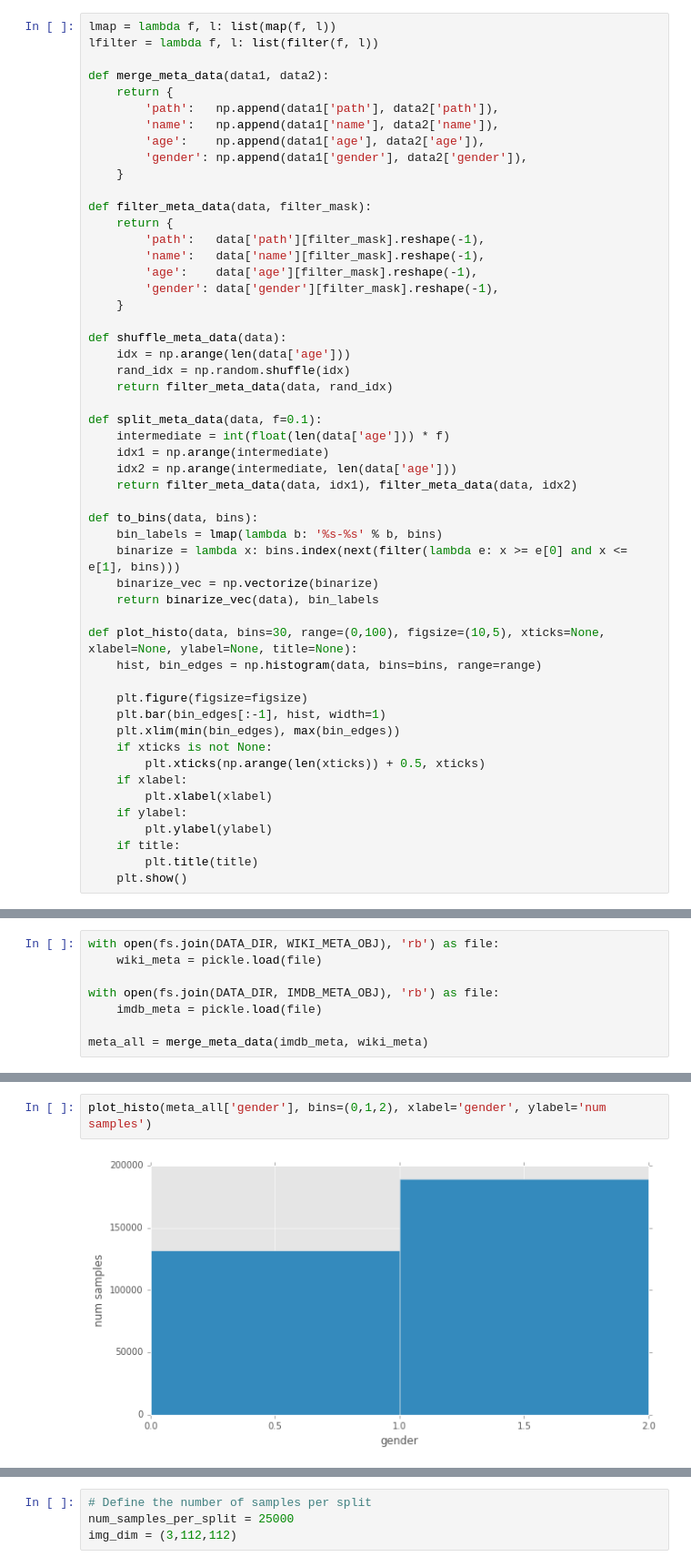
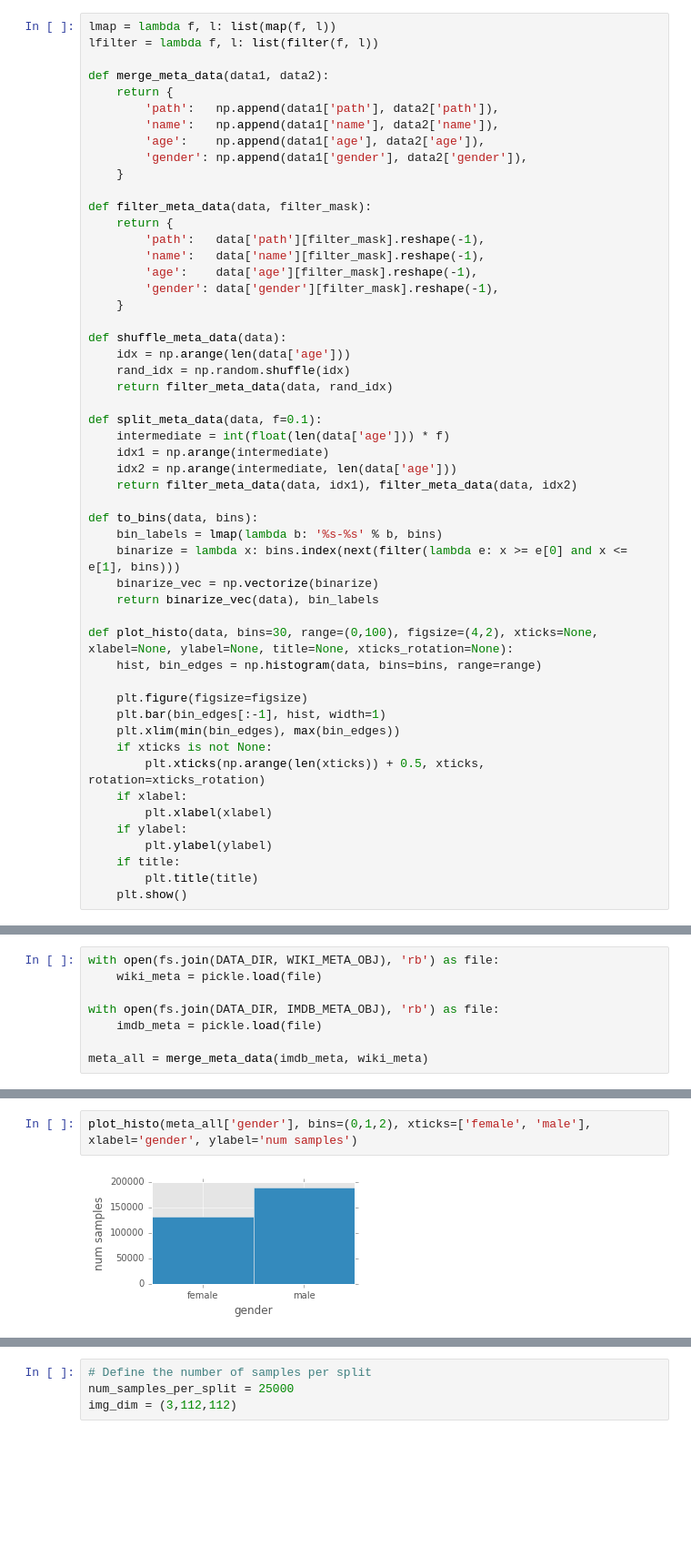
Before and after one commit to chaosmail/cvsp-age-gender-classification-16, a Jupyter notebook: analyse/03_Prepare_Input_Data.ipynb, the cells around one changed output, grey strips where cells are left out. Shown: that part at 91% size. Drawn from its saved outputs; the diff is of its cells as text; blank space fills up the shorter version.

Commit message:
Added CNN code and images

```diff
--- a/analyse/03_Prepare_Input_Data.ipynb
+++ b/analyse/03_Prepare_Input_Data.ipynb
@@ -67,14 +67,14 @@ def to_bins(data, bins):
     binarize_vec = np.vectorize(binarize)
     return binarize_vec(data), bin_labels
 
-def plot_histo(data, bins=30, range=(0,100), figsize=(10,5), xticks=None, xlabel=None, ylabel=None, title=None):
+def plot_histo(data, bins=30, range=(0,100), figsize=(4,2), xticks=None, xlabel=None, ylabel=None, title=None, xticks_rotation=None):
     hist, bin_edges = np.histogram(data, bins=bins, range=range)
 
     plt.figure(figsize=figsize)
     plt.bar(bin_edges[:-1], hist, width=1)
     plt.xlim(min(bin_edges), max(bin_edges))
     if xticks is not None:
-        plt.xticks(np.arange(len(xticks)) + 0.5, xticks)
+        plt.xticks(np.arange(len(xticks)) + 0.5, xticks, rotation=xticks_rotation)
     if xlabel:
         plt.xlabel(xlabel)
     if ylabel:
@@ -99,7 +107,7 @@ plot_histo(meta_all['age'], bins=100, xlabel='age', ylabel='num samples')
 # %%
-plot_histo(meta_all['gender'], bins=(0,1,2), xlabel='gender', ylabel='num samples')
+plot_histo(meta_all['gender'], bins=(0,1,2), xticks=['female', 'male'], xlabel='gender', ylabel='num samples')
 # %% [output]
-[figure, old version]
+[figure, new version]
 # %%
 age_classes = [(0,15),(16,20),(21,25),(26,30),(31,35),(36,40),(41,45),(46,50),(51,55),(56,100)]
 
```
Also changed, not shown: parts of 13 cells of this notebook, 36 other files.
